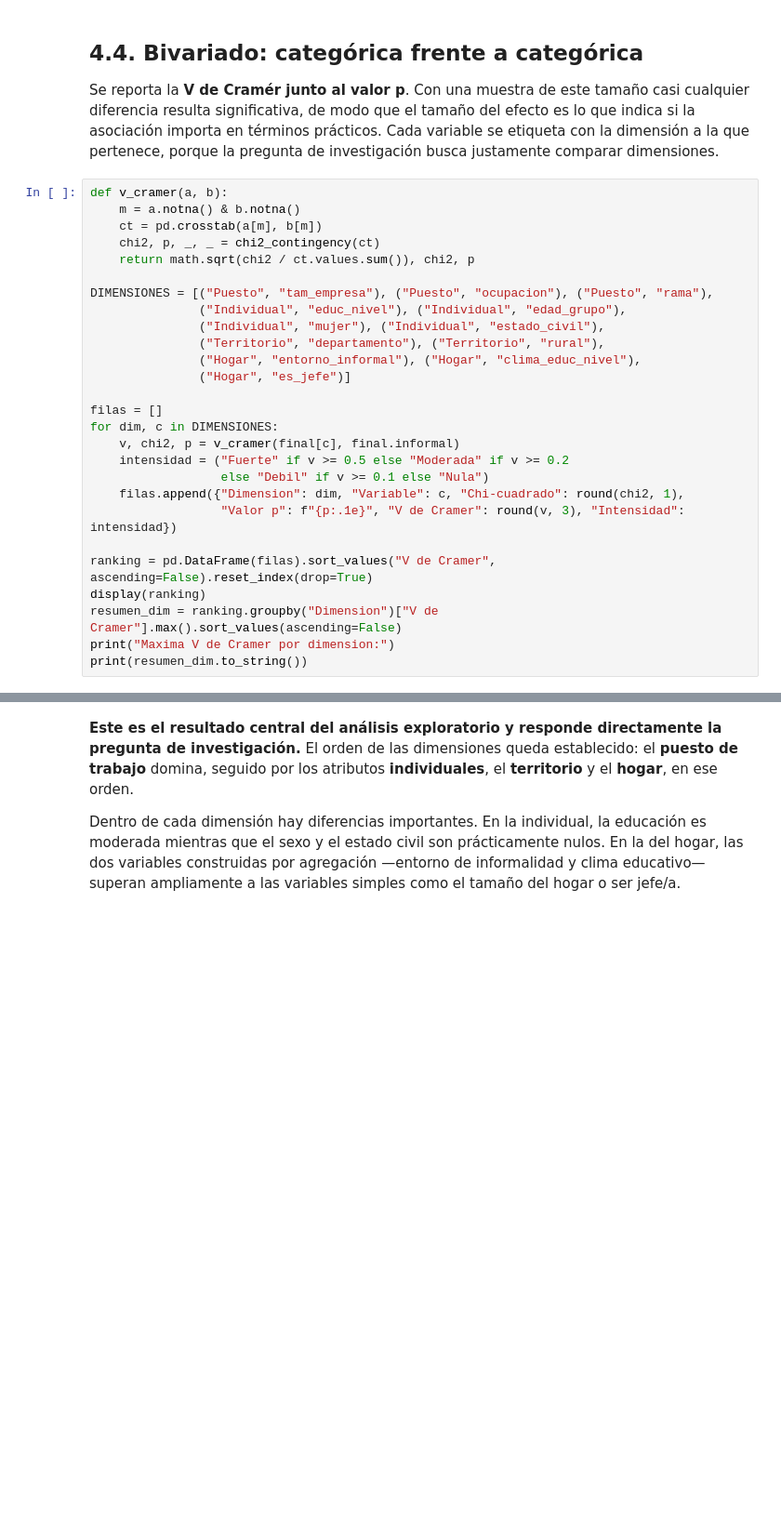
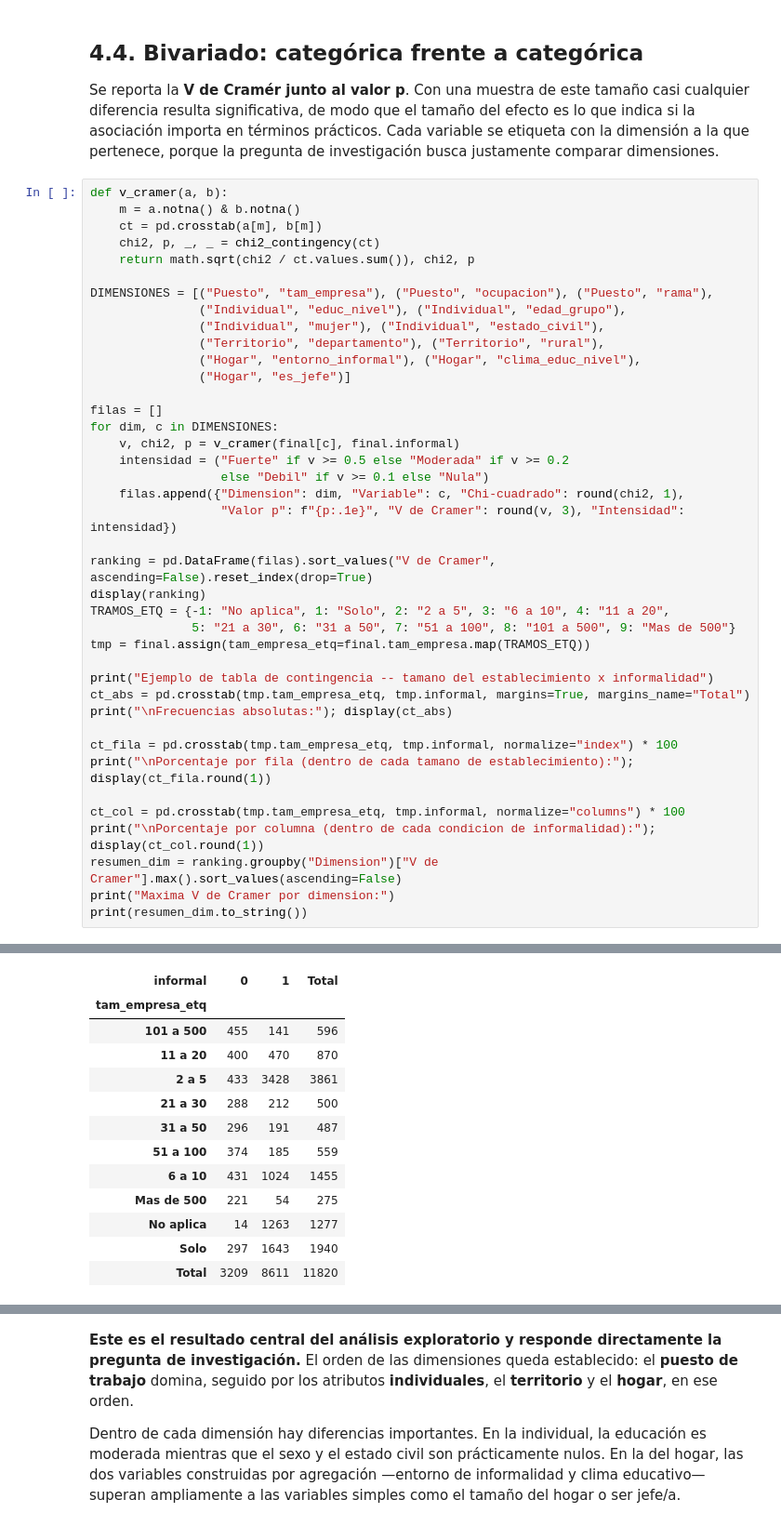
Before and after one commit to rlop026/informalidad-laboral-fase-1, a Jupyter notebook: notebooks/Fase1_Informalidad_Juvenil.ipynb, the cells around one changed output, grey strips where cells are left out. Shown at 93% size. Cells and saved outputs as stored; diff of their text form; blank space fills up the shorter version.

```diff
--- a/notebooks/Fase1_Informalidad_Juvenil.ipynb
+++ b/notebooks/Fase1_Informalidad_Juvenil.ipynb
@@ -919,6 +1018,19 @@ for dim, c in DIMENSIONES:
 
 ranking = pd.DataFrame(filas).sort_values("V de Cramer", ascending=False).reset_index(drop=True)
 display(ranking)
+TRAMOS_ETQ = {-1: "No aplica", 1: "Solo", 2: "2 a 5", 3: "6 a 10", 4: "11 a 20",
+              5: "21 a 30", 6: "31 a 50", 7: "51 a 100", 8: "101 a 500", 9: "Mas de 500"}
+tmp = final.assign(tam_empresa_etq=final.tam_empresa.map(TRAMOS_ETQ))
+
+print("Ejemplo de tabla de contingencia -- tamano del establecimiento x informalidad")
+ct_abs = pd.crosstab(tmp.tam_empresa_etq, tmp.informal, margins=True, margins_name="Total")
+print("\nFrecuencias absolutas:"); display(ct_abs)
+
+ct_fila = pd.crosstab(tmp.tam_empresa_etq, tmp.informal, normalize="index") * 100
+print("\nPorcentaje por fila (dentro de cada tamano de establecimiento):"); display(ct_fila.round(1))
+
+ct_col = pd.crosstab(tmp.tam_empresa_etq, tmp.informal, normalize="columns") * 100
+print("\nPorcentaje por columna (dentro de cada condicion de informalidad):"); display(ct_col.round(1))
 resumen_dim = ranking.groupby("Dimension")["V de Cramer"].max().sort_values(ascending=False)
 print("Maxima V de Cramer por dimension:")
 print(resumen_dim.to_string())
@@ -944,0 +1054,13 @@ Hogar         0.234
+| informal | 0 | 1 | Total |
+| tam_empresa_etq |  |  |  |
+| 101 a 500 | 455 | 141 | 596 |
+| 11 a 20 | 400 | 470 | 870 |
+| 2 a 5 | 433 | 3428 | 3861 |
+| 21 a 30 | 288 | 212 | 500 |
+| 31 a 50 | 296 | 191 | 487 |
+| 51 a 100 | 374 | 185 | 559 |
+| 6 a 10 | 431 | 1024 | 1455 |
+| Mas de 500 | 221 | 54 | 275 |
+| No aplica | 14 | 1263 | 1277 |
+| Solo | 297 | 1643 | 1940 |
+| Total | 3209 | 8611 | 11820 |
```
Also changed, not shown: parts of 17 cells of this notebook.
